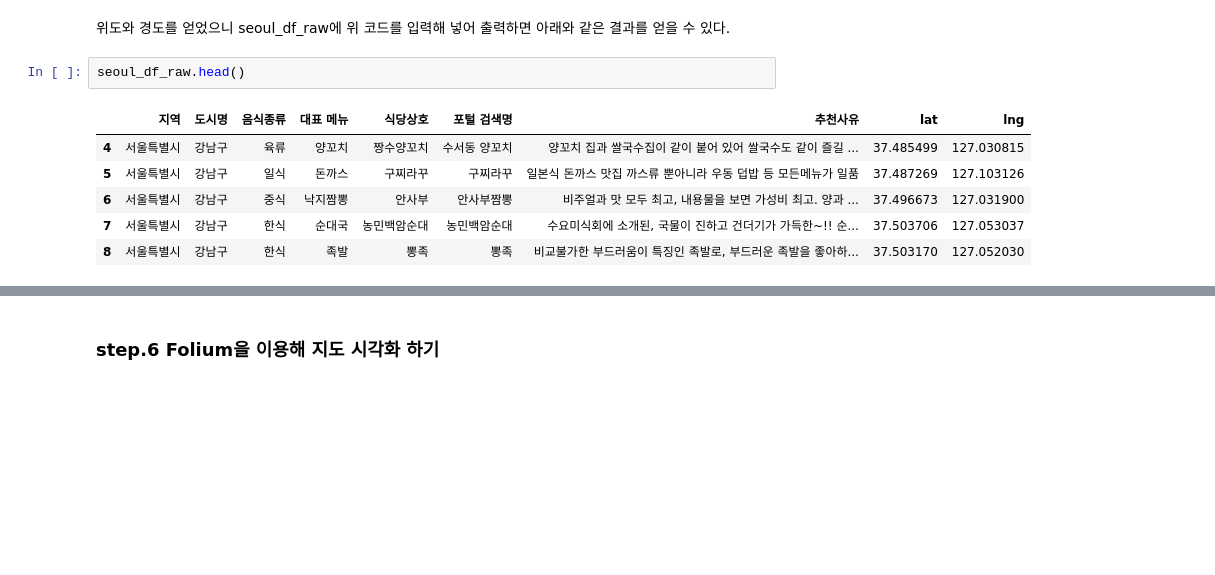
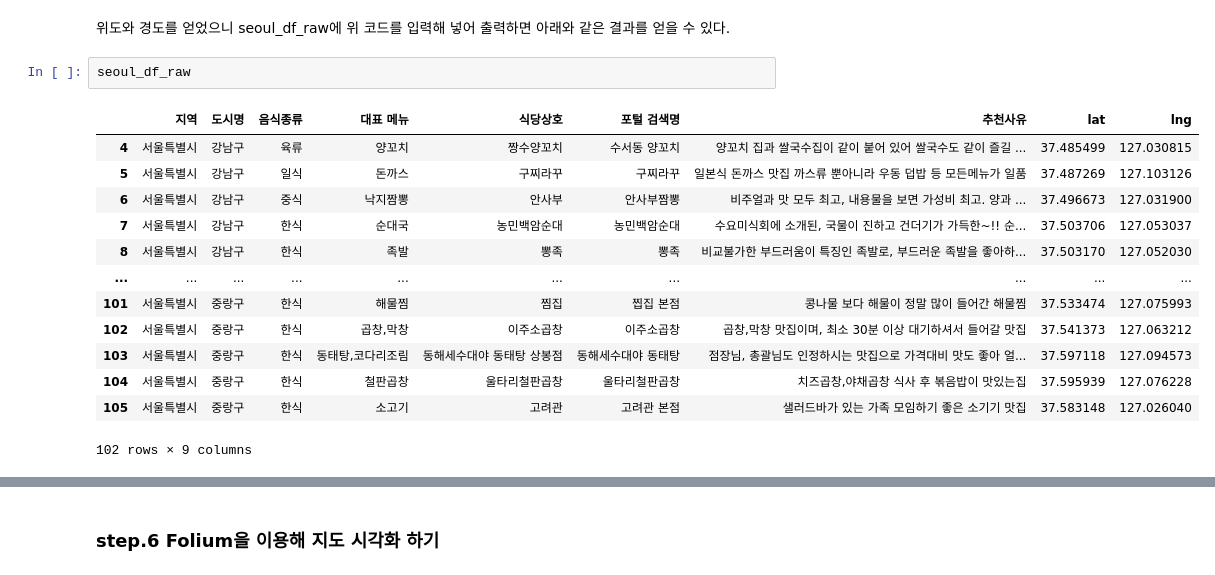
Before and after one commit to jaeyoon89/tasty_road, a Jupyter notebook: tasty_road.ipynb, the cells around one changed output, grey strips where cells are left out. Drawn from its saved outputs; the diff is of its cells as text; blank space fills up the shorter version.

Commit message:
seoul_tasty_road

```diff
--- a/tasty_road.ipynb
+++ b/tasty_road.ipynb
@@ -212,11 +212,18 @@ seoul_df_raw['lng'] = tasty_lng
 # %% [markdown]
 위도와 경도를 얻었으니 seoul_df_raw에 위 코드를 입력해 넣어 출력하면 아래와 같은 결과를 얻을 수 있다.
 # %%
-seoul_df_raw.head()
+seoul_df_raw
 # %% [output]
 |  | 지역 | 도시명 | 음식종류 | 대표 메뉴 | 식당상호 | 포털 검색명 | 추천사유 | lat | lng |
 | 4 | 서울특별시 | 강남구 | 육류 | 양꼬치 | 짱수양꼬치 | 수서동 양꼬치 | 양꼬치 집과 쌀국수집이 같이 붙어 있어 쌀국수도 같이 즐길 ... | 37.485499 | 127.030815 |
 | 5 | 서울특별시 | 강남구 | 일식 | 돈까스 | 구찌라꾸 | 구찌라꾸 | 일본식 돈까스 맛집 까스류 뿐아니라 우동 덥밥 등 모든메뉴가 일품 | 37.487269 | 127.103126 |
 | 6 | 서울특별시 | 강남구 | 중식 | 낙지짬뽕 | 안사부 | 안사부짬뽕 | 비주얼과 맛 모두 최고, 내용물을 보면 가성비 최고. 양과 ... | 37.496673 | 127.031900 |
 | 7 | 서울특별시 | 강남구 | 한식 | 순대국 | 농민백암순대 | 농민백암순대 | 수요미식회에 소개된, 국물이 진하고 건더기가 가득한~!! 순... | 37.503706 | 127.053037 |
 | 8 | 서울특별시 | 강남구 | 한식 | 족발 | 뽕족 | 뽕족 | 비교불가한 부드러움이 특징인 족발로, 부드러운 족발을 좋아하... | 37.503170 | 127.052030 |
+| ... | ... | ... | ... | ... | ... | ... | ... | ... | ... |
+| 101 | 서울특별시 | 중랑구 | 한식 | 해물찜 | 찜집 | 찝집 본점 | 콩나물 보다 해물이 정말 많이 들어간 해물찜 | 37.533474 | 127.075993 |
+| 102 | 서울특별시 | 중랑구 | 한식 | 곱창,막창 | 이주소곱창 | 이주소곱창 | 곱창,막창 맛집이며, 최소 30분 이상 대기하셔서 들어갈 맛집 | 37.541373 | 127.063212 |
+| 103 | 서울특별시 | 중랑구 | 한식 | 동태탕,코다리조림 | 동해세수대야 동태탕 상봉점 | 동해세수대야 동태탕 | 점장님, 총괄님도 인정하시는 맛집으로 가격대비 맛도 좋아 얼... | 37.597118 | 127.094573 |
+| 104 | 서울특별시 | 중랑구 | 한식 | 철판곱창 | 울타리철판곱창 | 울타리철판곱창 | 치즈곱창,야채곱창 식사 후 볶음밥이 맛있는집 | 37.595939 | 127.076228 |
+| 105 | 서울특별시 | 중랑구 | 한식 | 소고기 | 고려관 | 고려관 본점 | 샐러드바가 있는 가족 모임하기 좋은 소기기 맛집 | 37.583148 | 127.026040 |
+102 rows × 9 columns
```
Also changed, not shown: parts of 2 cells of this notebook.
